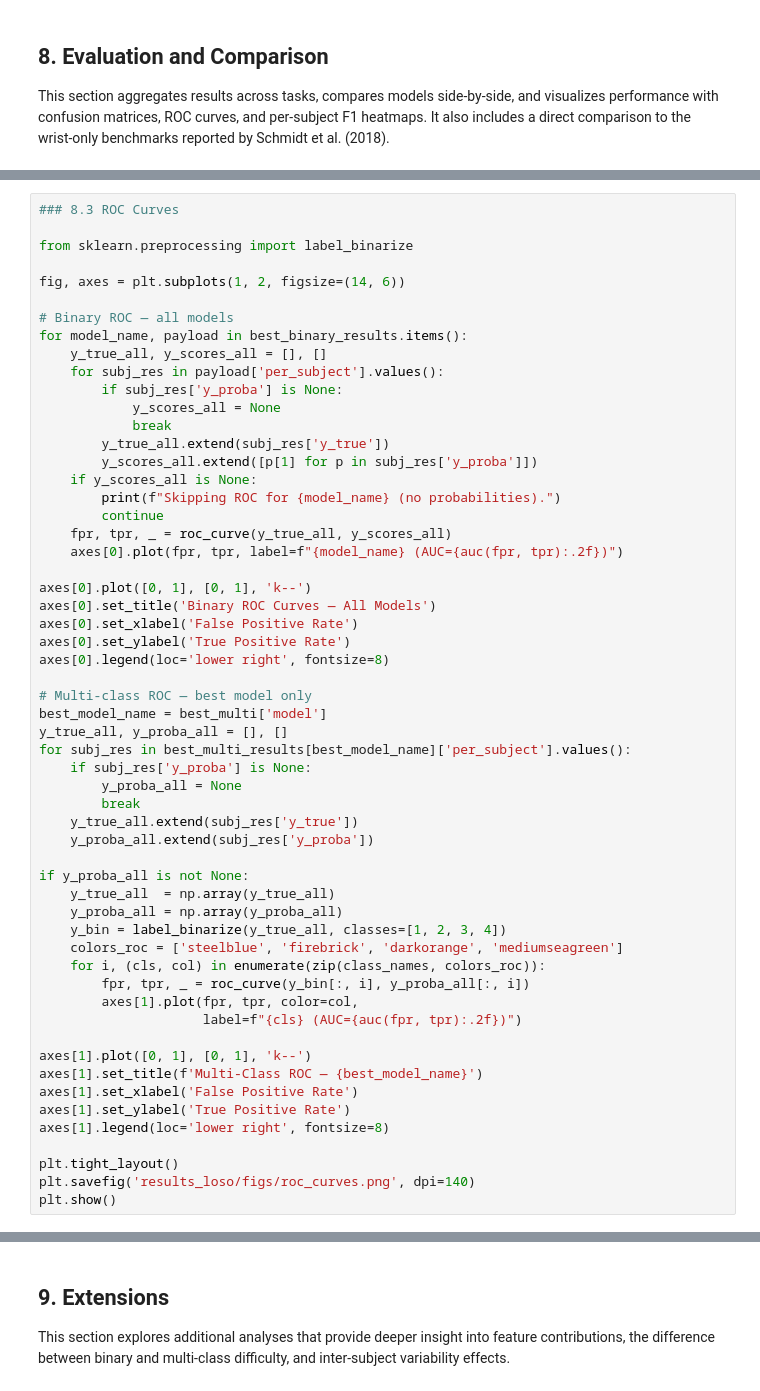
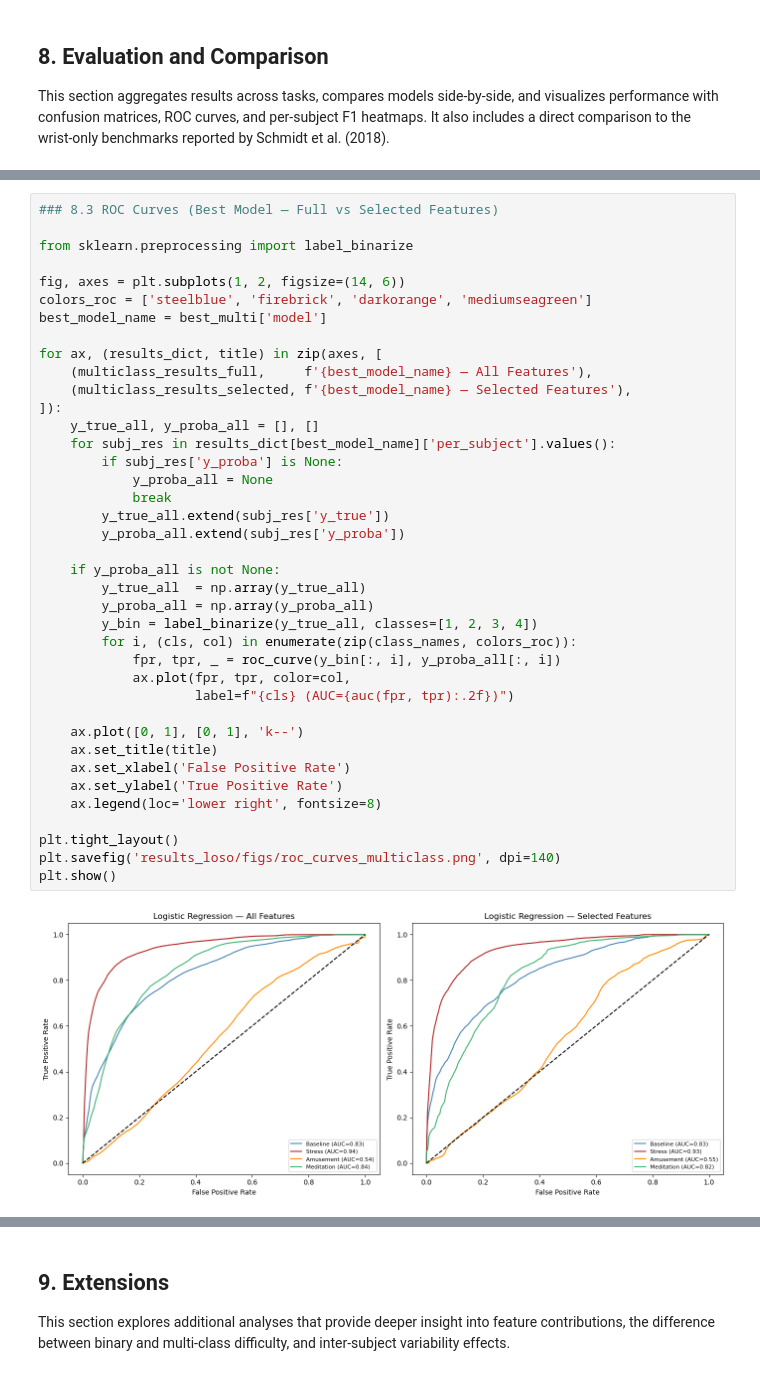
Before and after one commit to LouieDaans232345/healthcare-project, a Jupyter notebook: modeling copy 2.ipynb, the cells around one changed output, grey strips where cells are left out. Drawn from its saved outputs; the diff is of its cells as text.

```diff
--- a/modeling copy 2.ipynb
+++ b/modeling copy 2.ipynb
@@ -860,58 +807,42 @@ plt.show()
 # %%
-### 8.3 ROC Curves
+### 8.3 ROC Curves (Best Model — Full vs Selected Features)
 
 from sklearn.preprocessing import label_binarize
 
 fig, axes = plt.subplots(1, 2, figsize=(14, 6))
+colors_roc = ['steelblue', 'firebrick', 'darkorange', 'mediumseagreen']
+best_model_name = best_multi['model']
 
-# Binary ROC — all models
-for model_name, payload in best_binary_results.items():
-    y_true_all, y_scores_all = [], []
-    for subj_res in payload['per_subject'].values():
+for ax, (results_dict, title) in zip(axes, [
+    (multiclass_results_full,     f'{best_model_name} — All Features'),
+    (multiclass_results_selected, f'{best_model_name} — Selected Features'),
+]):
+    y_true_all, y_proba_all = [], []
+    for subj_res in results_dict[best_model_name]['per_subject'].values():
         if subj_res['y_proba'] is None:
-            y_scores_all = None
+            y_proba_all = None
             break
         y_true_all.extend(subj_res['y_true'])
-        y_scores_all.extend([p[1] for p in subj_res['y_proba']])
-    if y_scores_all is None:
-        print(f"Skipping ROC for {model_name} (no probabilities).")
-        continue
-    fpr, tpr, _ = roc_curve(y_true_all, y_scores_all)
-    axes[0].plot(fpr, tpr, label=f"{model_name} (AUC={auc(fpr, tpr):.2f})")
+        y_proba_all.extend(subj_res['y_proba'])
 
-axes[0].plot([0, 1], [0, 1], 'k--')
-axes[0].set_title('Binary ROC Curves — All Models')
-axes[0].set_xlabel('False Positive Rate')
-axes[0].set_ylabel('True Positive Rate')
-axes[0].legend(loc='lower right', fontsize=8)
+    if y_proba_all is not None:
+        y_true_all  = np.array(y_true_all)
+        y_proba_all = np.array(y_proba_all)
+        y_bin = label_binarize(y_true_all, classes=[1, 2, 3, 4])
+        for i, (cls, col) in enumerate(zip(class_names, colors_roc)):
+            fpr, tpr, _ = roc_curve(y_bin[:, i], y_proba_all[:, i])
+            ax.plot(fpr, tpr, color=col,
+                    label=f"{cls} (AUC={auc(fpr, tpr):.2f})")
 
-# Multi-class ROC — best model only
-best_model_name = best_multi['model']
-y_true_all, y_proba_all = [], []
-for subj_res in best_multi_results[best_model_name]['per_subject'].values():
-    if subj_res['y_proba'] is None:
-        y_proba_all = None
-        break
-    y_true_all.extend(subj_res['y_true'])
-    y_proba_all.extend(subj_res['y_proba'])
-
-if y_proba_all is not None:
-    y_true_all  = np.array(y_true_all)
-    y_proba_all = np.array(y_proba_all)
-    y_bin = label_binarize(y_true_all, classes=[1, 2, 3, 4])
-    colors_roc = ['steelblue', 'firebrick', 'darkorange', 'mediumseagreen']
-    for i, (cls, col) in enumerate(zip(class_names, colors_roc)):
-        fpr, tpr, _ = roc_curve(y_bin[:, i], y_proba_all[:, i])
-        axes[1].plot(fpr, tpr, color=col,
-                     label=f"{cls} (AUC={auc(fpr, tpr):.2f})")
-
-axes[1].plot([0, 1], [0, 1], 'k--')
-axes[1].set_title(f'Multi-Class ROC — {best_model_name}')
-axes[1].set_xlabel('False Positive Rate')
-axes[1].set_ylabel('True Positive Rate')
-axes[1].legend(loc='lower right', fontsize=8)
+    ax.plot([0, 1], [0, 1], 'k--')
+    ax.set_title(title)
+    ax.set_xlabel('False Positive Rate')
+    ax.set_ylabel('True Positive Rate')
+    ax.legend(loc='lower right', fontsize=8)
 
 plt.tight_layout()
-plt.savefig('results_loso/figs/roc_curves.png', dpi=140)
+plt.savefig('results_loso/figs/roc_curves_multiclass.png', dpi=140)
 plt.show()
+# %% [output]
+[figure, added]
 # %%
```
Also changed, not shown: parts of 13 cells of this notebook, 2 other files.
